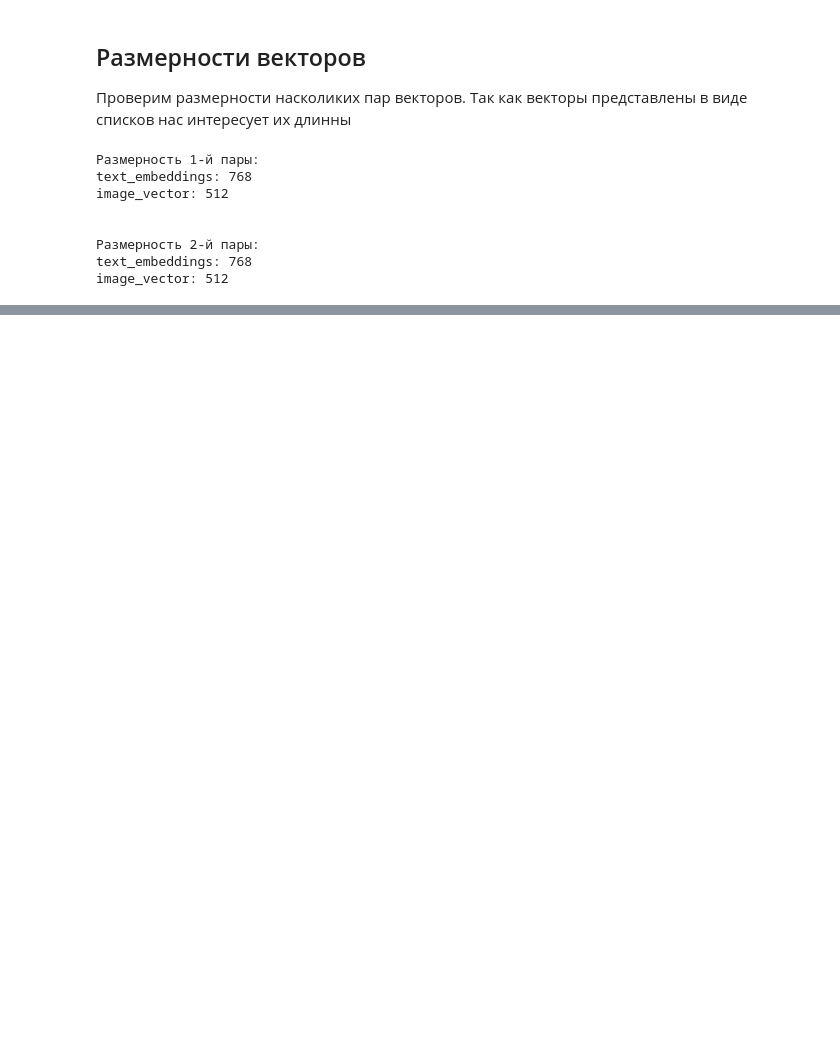
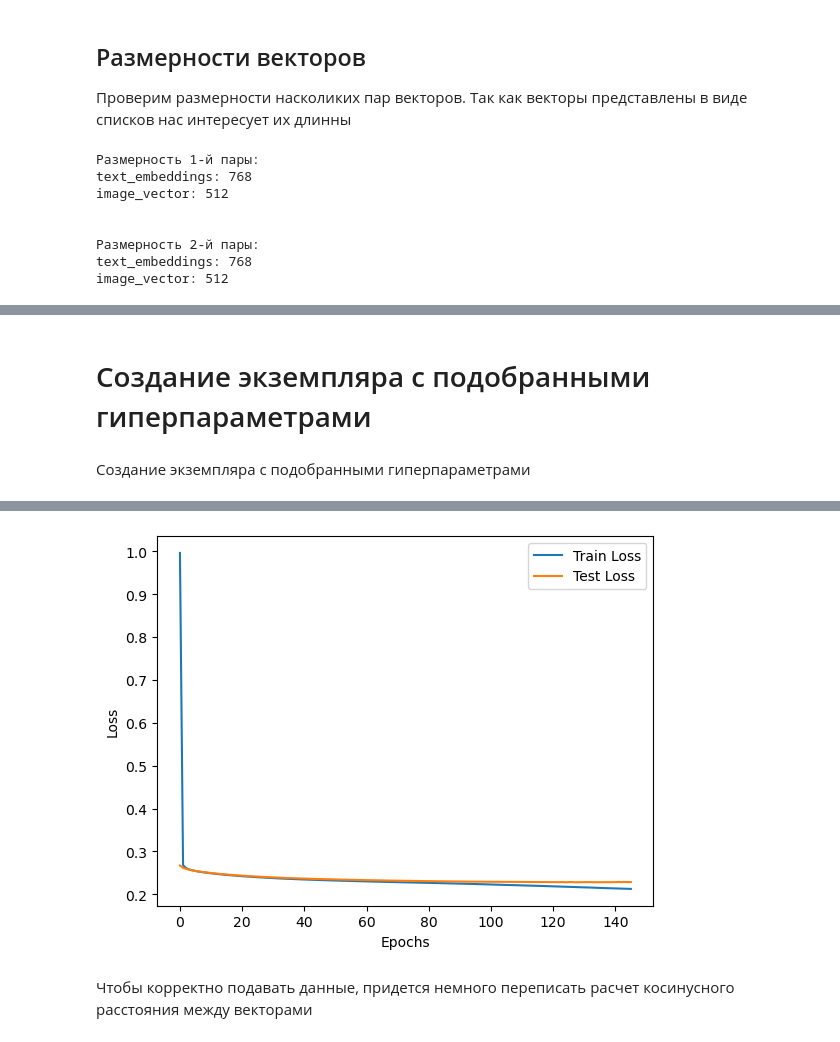
Before and after one commit to SmesharikGPT/Photo_description, a Jupyter notebook: With_Sense_photo_description.ipynb, the cells around one changed output, grey strips where cells are left out. Saved outputs shown, nothing was run; the diff lists cells and outputs as text; code cells hidden in the pictures; blank space fills up the shorter version.

```diff
--- a/With_Sense_photo_description.ipynb
+++ b/With_Sense_photo_description.ipynb
@@ -1390,0 +699,2 @@ display_image_with_caption('One person snowboarding while others look on ')
+# %%
+train = train.drop(['query_id', 'query_text'], axis=1)
@@ -1390,0 +712,11 @@ display_image_with_caption('One person snowboarding while others look on ')
+# %%
+gss = GroupShuffleSplit(n_splits=1, train_size=.8, random_state=RANDOM_SEED)
+train_indices, test_indices = next(gss.split(X=train.drop(columns=['image_vector']), y=train['image_vector'],
+                                             groups=train['image']))
+train_df, test_df = train.loc[train_indices], train.loc[test_indices]
+# %%
+# разделение данных на признаки (X) и целевую переменную (y)
+X_train = train_df['text_embeddings'].apply(pd.Series).values
+y_train = train_df['image_vector'].apply(pd.Series).values
+X_test = test_df['text_embeddings'].apply(pd.Series).values
+y_test = test_df['image_vector'].apply(pd.Series).values
@@ -1390,0 +725,5 @@ display_image_with_caption('One person snowboarding while others look on ')
+# %%
+X_train_tensor = torch.tensor(X_train.tolist()).float()
+y_train_tensor = torch.tensor(y_train.tolist()).float()
+X_test_tensor = torch.tensor(X_test.tolist()).float()
+y_test_tensor = torch.tensor(y_test.tolist()).float()
@@ -1390,0 +1029,52 @@ display_image_with_caption('One person snowboarding while others look on ')
+# %% [markdown]
+# Создание экземпляра с подобранными гиперпараметрами
+# %% [markdown]
+Создание экземпляра с подобранными гиперпараметрами
+# %%
+best_hidden_size = best_params['hidden_size']
+best_dropout_rate = best_params['dropout_rate']
+best_learning_rate = best_params['learning_rate']
+best_weight_decay = best_params['weight_decay']
+
+# Создание модели с лучшими параметрами
+best_model = ImagePredictor(input_size, best_hidden_size, output_size, best_dropout_rate)
+
+# Создание оптимизатора с лучшими параметрами
+best_optimizer = optim.Adam(best_model.parameters(), lr=best_learning_rate, weight_decay=best_weight_decay)
+
+# Обучение модели с ранней остановкой
+num_epochs = 5000
+early_stopping = EarlyStopping(patience=10)
+train_losses = []
+test_losses = []
+
+for epoch in range(num_epochs):
+    best_model.train()
+    best_optimizer.zero_grad()
+    outputs = best_model(X_train_tensor)
+    loss = cosine_distance_loss(outputs, y_train_tensor)
+    loss.backward()
+    best_optimizer.step()
+    train_losses.append(loss.item())
+
+    best_model.eval()
+    with torch.no_grad():
+        outputs = best_model(X_test_tensor)
+        test_loss = cosine_distance_loss(outputs, y_test_tensor)
+        test_losses.append(test_loss.item())
+
+    print(f'Epoch [{epoch+1}/{num_epochs}], Train Loss: {loss.item():.4f}, Test Loss: {test_loss.item():.4f}')
+
+    early_stopping(test_loss)
+    if early_stopping.early_stop:
+        print("Early stopping")
+        break
+
+# Визуализация процесса обучения
+plt.plot(train_losses, label='Train Loss')
+plt.plot(test_losses, label='Test Loss')
+plt.xlabel('Epochs')
+plt.ylabel('Loss')
+plt.legend()
+plt.show()
+# %% [output]
@@ -1390,0 +1098 @@ display_image_with_caption('One person snowboarding while others look on ')
+[figure, added]
@@ -1390,0 +1119,2 @@ display_image_with_caption('One person snowboarding while others look on ')
+# %% [markdown]
+Чтобы корректно подавать данные, придется немного переписать расчет косинусного расстояния между векторами
```
Also changed, not shown: parts of 96 cells of this notebook, 1 other file.
